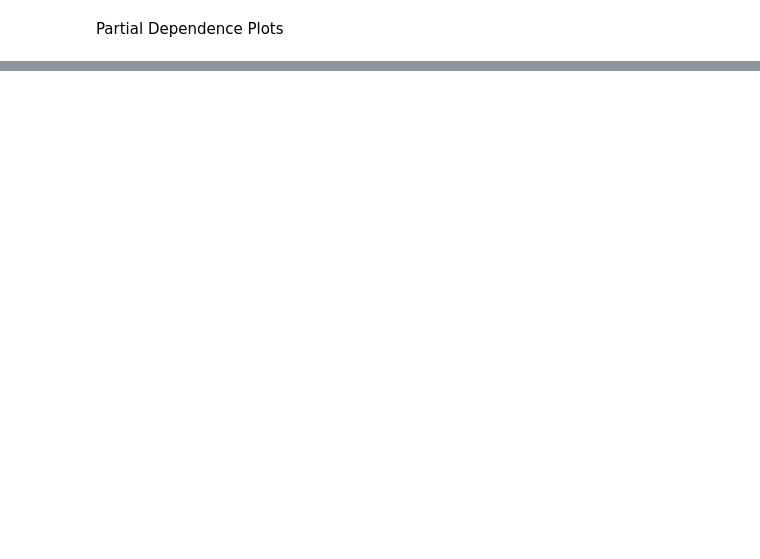
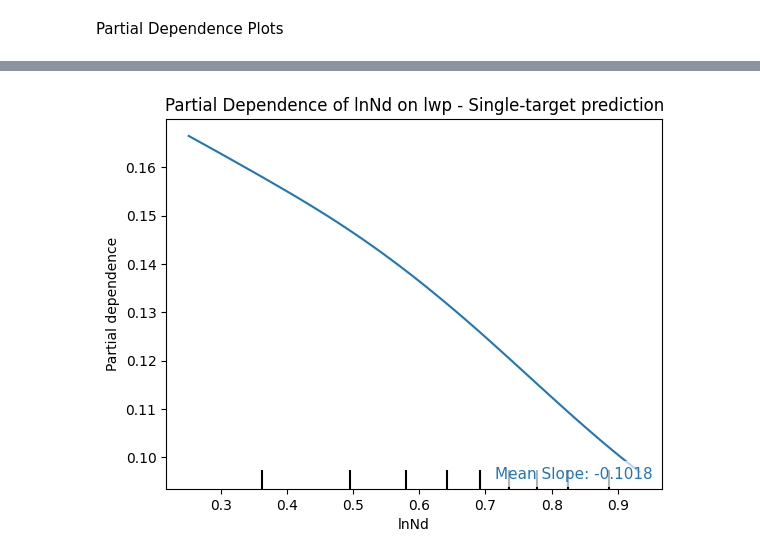
Before and after one commit to satvik007vk/Calisma_LR, a Jupyter notebook: multimodal_train_and_evaluate.ipynb, the cells around one changed output, grey strips where cells are left out. Drawn from its saved outputs; the diff is of its cells as text; code cells hidden in the pictures; blank space fills up the shorter version.

```diff
--- a/multimodal_train_and_evaluate.ipynb
+++ b/multimodal_train_and_evaluate.ipynb
@@ -432,0 +395,95 @@ plt.show()
+# %%
+from sklearn.base import BaseEstimator, RegressorMixin
+from sklearn.inspection import PartialDependenceDisplay
+import matplotlib.pyplot as plt
+import numpy as np
+import torch
+
+# Define which output to use for PDP: 0 for CLF, 1 for LWP
+pdp_output_index = 0  # Set to 0 for CLF, 1 for LWP
+
+#  TorchModelWrapper to get trained model
+class TorchModelWrapper(BaseEstimator, RegressorMixin):
+    def __init__(self, model, output_index=0):
+        self.model = model
+        self.output_index = output_index
+        self.model.eval()
+        self.is_fitted_ = True  # Mark as fitted by default
+    def fit(self, X, y=None):
+        # Dummy fit method for sklearn compatibility
+        self.is_fitted_ = True  # Set attribute to pass sklearn's check_is_fitted
+        return self
+    def predict(self, X):
+        """
+        Predict method for scikit-learn compatibility.
+        For multi-output models, returns the output column specified by output_index.
+        """
+        X_tensor = torch.tensor(X, dtype=torch.float32)
+        with torch.no_grad():
+            preds = self.model(X_tensor).cpu().numpy()
+        # For single-output, preds may be 1D
+        if preds.ndim == 1:
+            return preds
+        return preds[:, self.output_index]
+
+# Instantiate the wrapper with the selected output index
+wrapped_model = TorchModelWrapper(model, output_index=pdp_output_index)
+
+# Make sure X_test is a numpy array
+if hasattr(X_test, "values"):
+    X_test_np = X_test.values
+else:
+    X_test_np = np.array(X_test)
+
+# Find the index of 'lnNd' in your predictors list
+lnNd_idx = predictors.index('lnNd')
+
+
+# Plot partial dependence for lnNd (for CLF, i.e., output 0)
+disp = PartialDependenceDisplay.from_estimator(
+    wrapped_model,
+    X_test_np,
+    features=[lnNd_idx],
+    feature_names=predictors,
+    grid_resolution=50
+)
+
+# --- Sensitivity Quantification ---
+# Extract PDP values for lnNd using the correct attribute
+pdp_values = disp.lines_[0][0].get_ydata()
+lnNd_values = disp.lines_[0][0].get_xdata()
+
+# 1. PDP Range
+pdp_range = np.max(pdp_values) - np.min(pdp_values)
+# 2. PDP Slope (mean absolute gradient)
+pdp_slope = np.mean(np.gradient(pdp_values, lnNd_values))
+# 3. PDP Std
+pdp_std = np.std(pdp_values)
+
+# Dynamically set the title based on the selected output
+if isinstance(predictands, (list, tuple)):
+    output_name = predictands[pdp_output_index]
+else:
+    output_name = predictands
+if predictands==['clf', 'lwp']:
+    plt.title(f"Partial Dependence of lnNd on {output_name} - Multi-target prediction")
+else:
+    plt.title(f"Partial Dependence of lnNd on {output_name} - Single-target prediction")
+
+
+plt.gca().text(
+    0.98, 0.02,
+    f"Mean Slope: {pdp_slope:.4f}",
+    ha='right', va='bottom',
+    transform=plt.gca().transAxes,
+    fontsize=11, color='tab:blue', bbox=dict(facecolor='white', alpha=0.7, edgecolor='none')
+)
+
+plt.show()
+
+print(f"Sensitivity metrics for lnNd → {output_name} when predictands are - {predictands}")
+print(f"  PDP Range: {pdp_range:.4f}")
+print(f"  Mean Slope: {pdp_slope:.4f}")
+print(f"  PDP Std: {pdp_std:.4f}")
+# %% [output]
+[figure, added]
```
Also changed, not shown: parts of 8 cells of this notebook.
